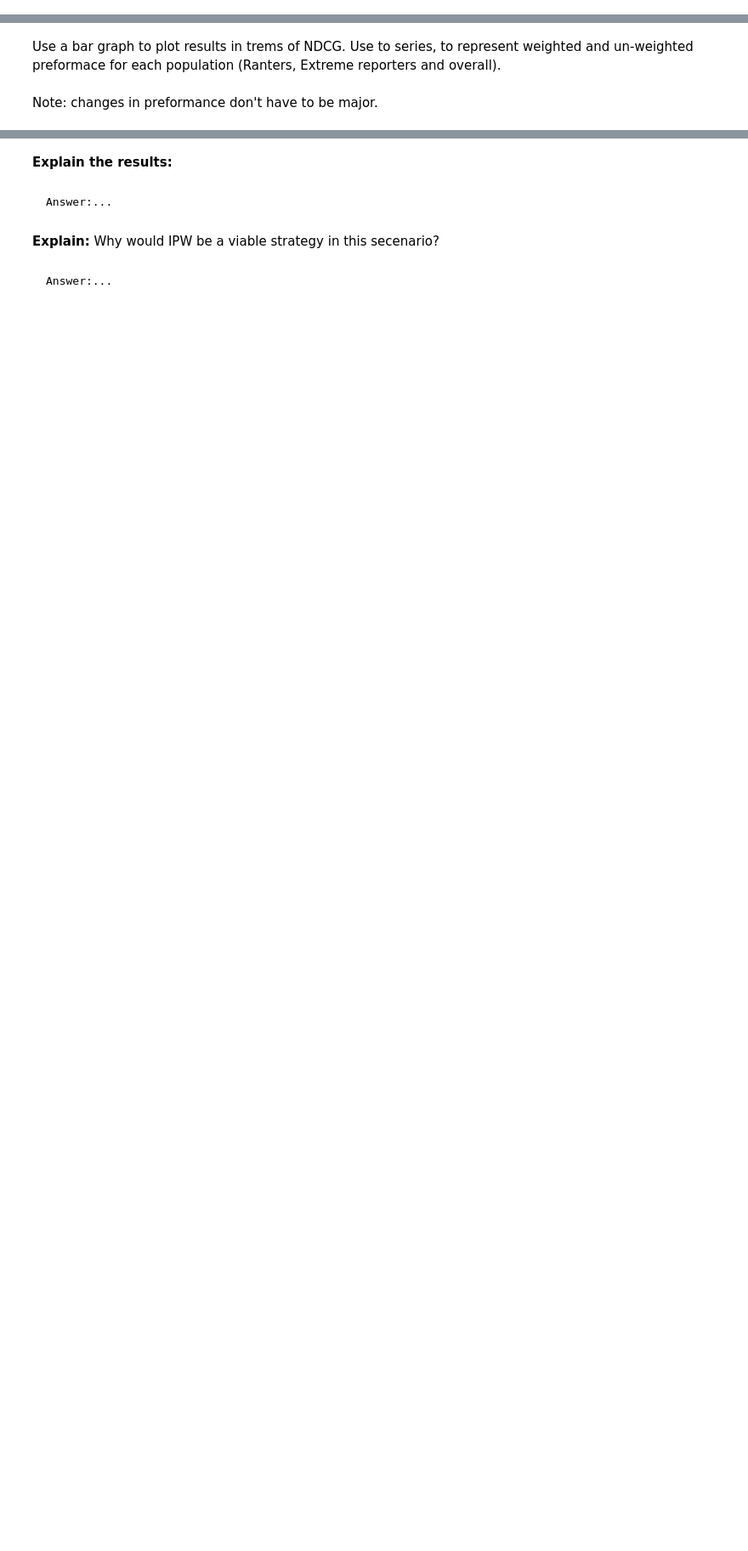
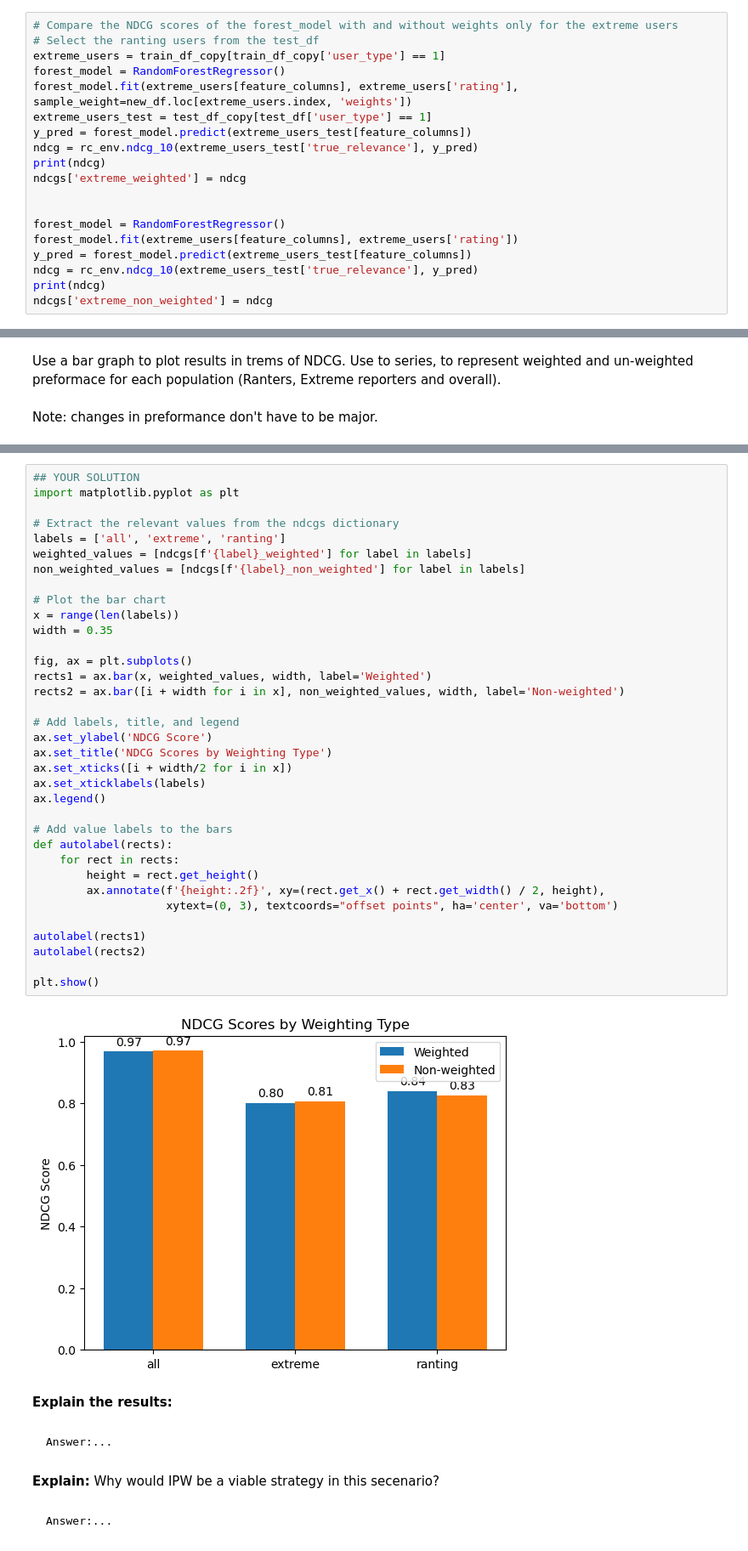
Before and after one commit to ashalem/ML_Human, a Jupyter notebook: WS3_2024_students.ipynb, the cells around one changed output, grey strips where cells are left out. Shown at 85% size. Cells and saved outputs as stored; diff of their text form; blank space fills up the shorter version.

```diff
--- a/WS3_2024_students.ipynb
+++ b/WS3_2024_students.ipynb
@@ -725,0 +978,19 @@ Save overall test NDCG, and for each the sub population (e.g NDCG for *Ranters*)
+# %%
+# Compare the NDCG scores of the forest_model with and without weights only for the extreme users
+# Select the ranting users from the test_df
+extreme_users = train_df_copy[train_df_copy['user_type'] == 1]
+forest_model = RandomForestRegressor()
+forest_model.fit(extreme_users[feature_columns], extreme_users['rating'], sample_weight=new_df.loc[extreme_users.index, 'weights'])
+extreme_users_test = test_df_copy[test_df['user_type'] == 1]
+y_pred = forest_model.predict(extreme_users_test[feature_columns])
+ndcg = rc_env.ndcg_10(extreme_users_test['true_relevance'], y_pred)
+print(ndcg)
+ndcgs['extreme_weighted'] = ndcg
+
+
+forest_model = RandomForestRegressor()
+forest_model.fit(extreme_users[feature_columns], extreme_users['rating'])
+y_pred = forest_model.predict(extreme_users_test[feature_columns])
+ndcg = rc_env.ndcg_10(extreme_users_test['true_relevance'], y_pred)
+print(ndcg)
+ndcgs['extreme_non_weighted'] = ndcg
@@ -732,3 +1004,40 @@ Note: changes in preformance don't have to be major.
+# %%
+## YOUR SOLUTION
+import matplotlib.pyplot as plt
+
+# Extract the relevant values from the ndcgs dictionary
+labels = ['all', 'extreme', 'ranting']
+weighted_values = [ndcgs[f'{label}_weighted'] for label in labels]
+non_weighted_values = [ndcgs[f'{label}_non_weighted'] for label in labels]
+
+# Plot the bar chart
+x = range(len(labels))
+width = 0.35
+
+fig, ax = plt.subplots()
+rects1 = ax.bar(x, weighted_values, width, label='Weighted')
+rects2 = ax.bar([i + width for i in x], non_weighted_values, width, label='Non-weighted')
+
+# Add labels, title, and legend
+ax.set_ylabel('NDCG Score')
+ax.set_title('NDCG Scores by Weighting Type')
+ax.set_xticks([i + width/2 for i in x])
+ax.set_xticklabels(labels)
+ax.legend()
+
+# Add value labels to the bars
+def autolabel(rects):
+    for rect in rects:
+        height = rect.get_height()
+        ax.annotate(f'{height:.2f}', xy=(rect.get_x() + rect.get_width() / 2, height),
+                    xytext=(0, 3), textcoords="offset points", ha='center', va='bottom')
+
+autolabel(rects1)
+autolabel(rects2)
+
+plt.show()
+# %% [output]
+[figure, added]
 # %% [markdown]
 **Explain the results:**
 # %% [markdown]
```
Also changed, not shown: parts of 31 cells of this notebook.
